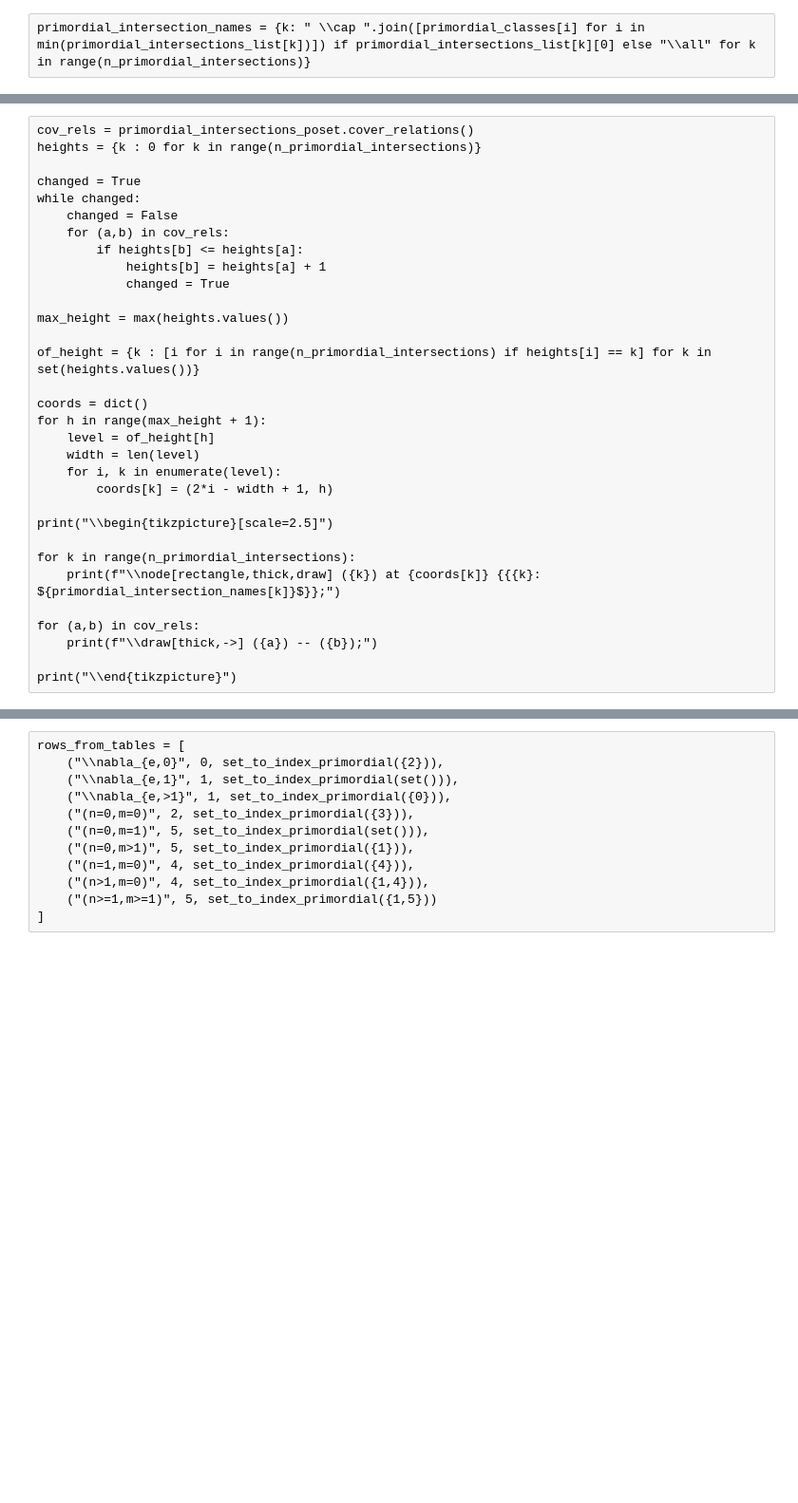
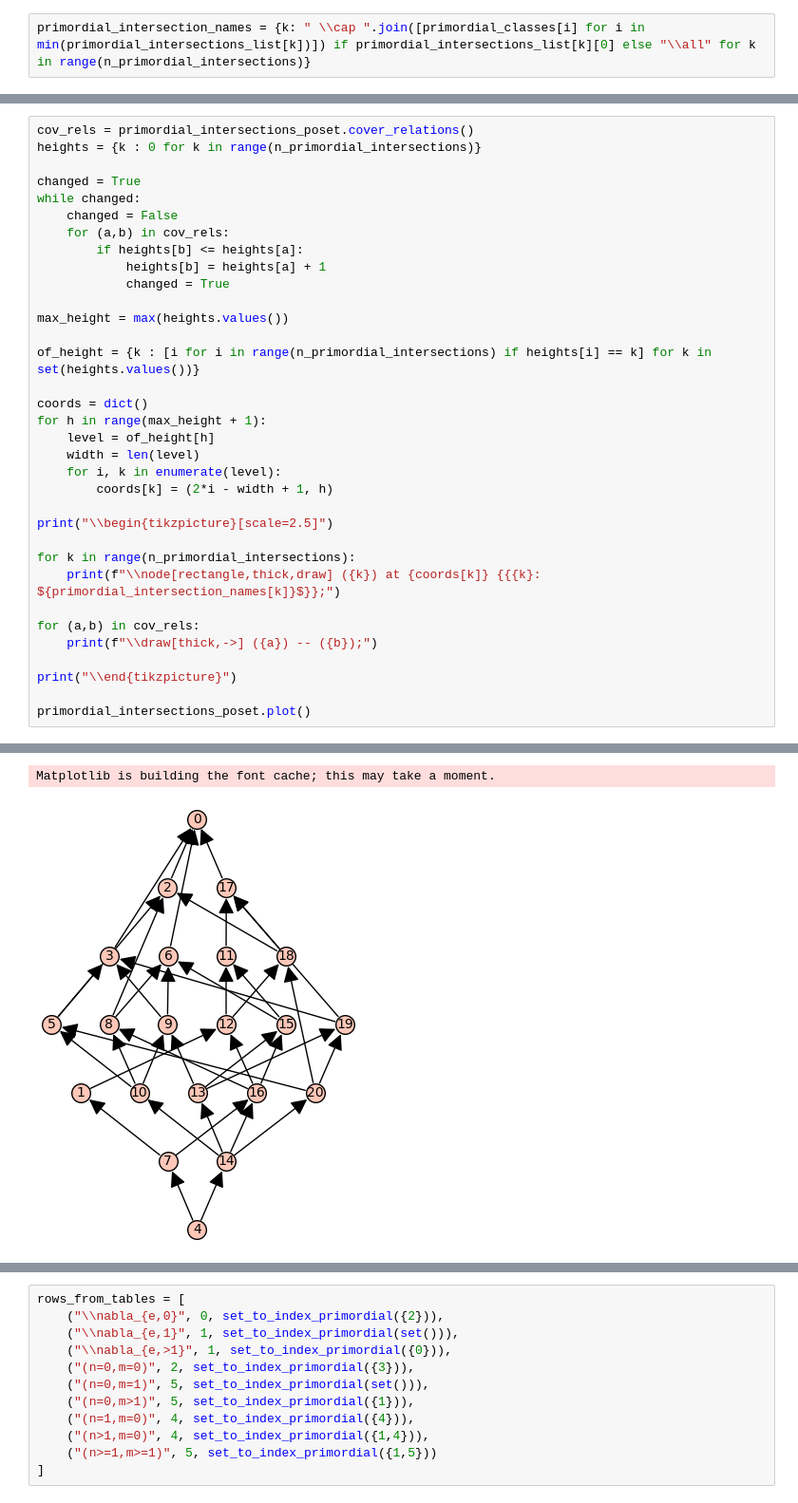
Before and after one commit to diracdeltafunk/model-structures-GSet, a Jupyter notebook: compute_lattice.ipynb, the cells around one changed output, grey strips where cells are left out. Shown: that part at 95% size. Drawn from its saved outputs; the diff is of its cells as text; blank space fills up the shorter version.

```diff
--- a/compute_lattice.ipynb
+++ b/compute_lattice.ipynb
@@ -94,3 +92,6 @@ for (a,b) in cov_rels:
 	print(f"\\draw[thick,->] ({a}) -- ({b});")
 
 print("\\end{tikzpicture}")
+
+primordial_intersections_poset.plot()
+# %% [output]
@@ -97 +115,3 @@ print("\\end{tikzpicture}")
+Matplotlib is building the font cache; this may take a moment.
+[figure, added]
 # %% [markdown]
```
Also changed, not shown: parts of 28 cells of this notebook.
